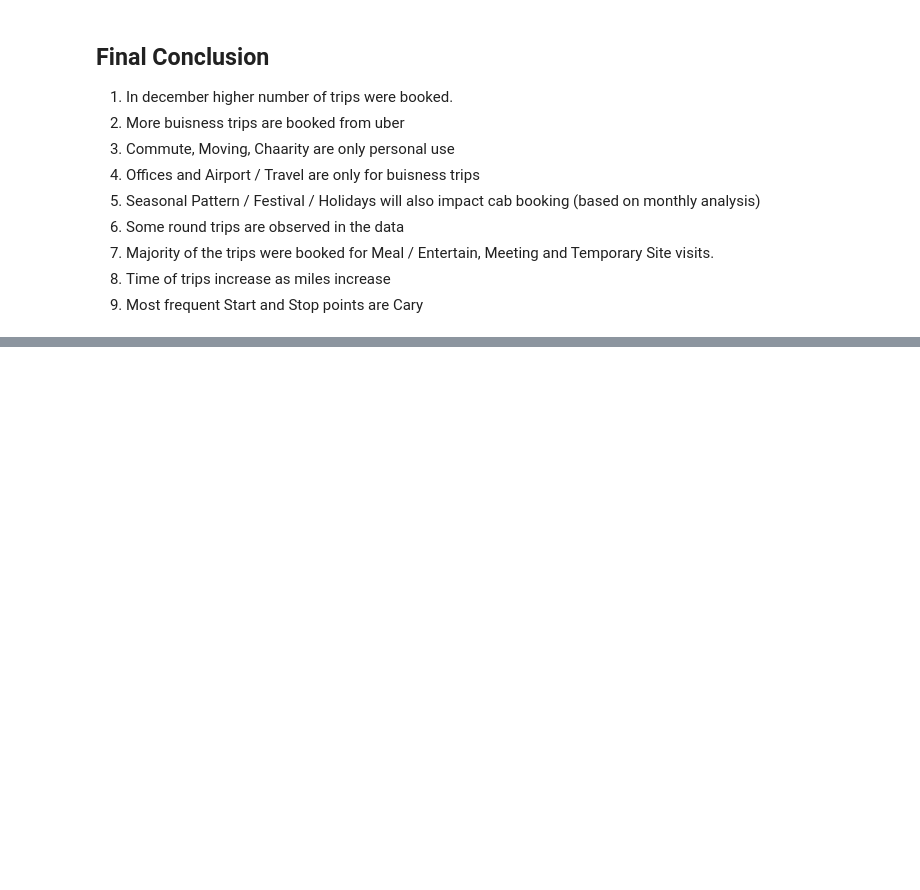
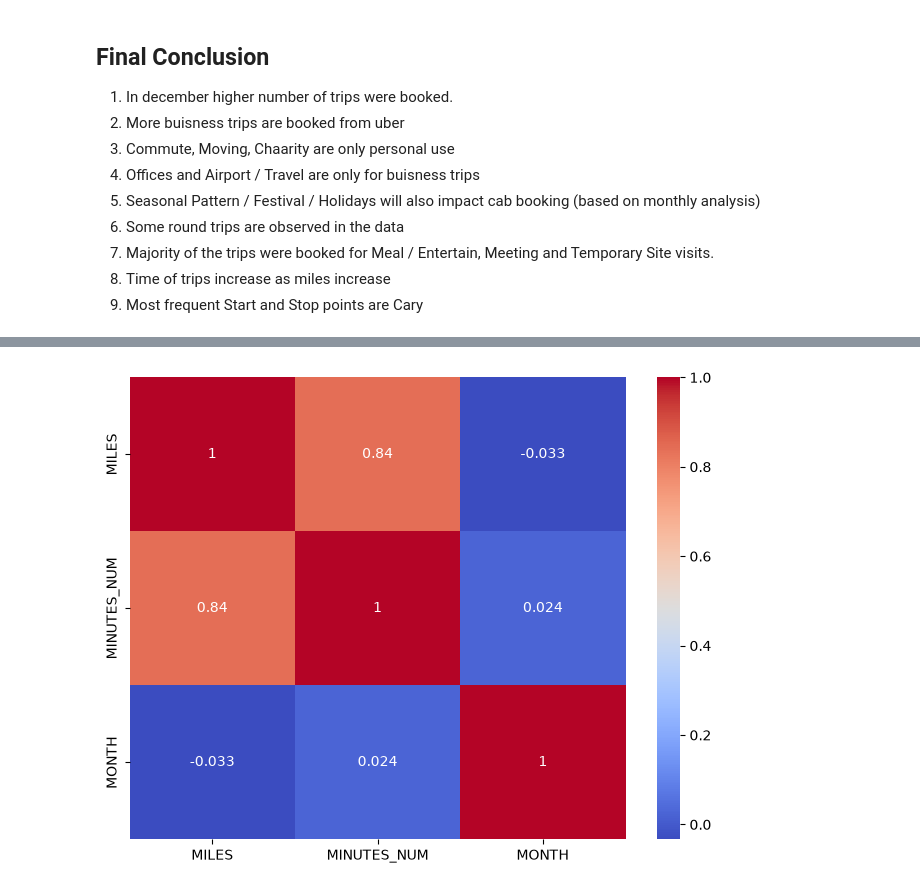
Before and after one commit to SKNOMERCY/Uber-Trip-Data-Analysis, a Jupyter notebook: notebook/Uber_Trip_Analytics.ipynb, the cells around one changed output, grey strips where cells are left out. Saved outputs shown, nothing was run; the diff lists cells and outputs as text; code cells hidden in the pictures; blank space fills up the shorter version.

```diff
--- a/notebook/ProjJup.ipynb
+++ b/notebook/Uber_Trip_Analytics.ipynb
@@ -457,0 +481,10 @@ plt.xticks(rotation = 45)
+# %%
+# Extracts the total seconds from the timedelta and divides by 60 to get standard float minutes
+df['MINUTES_NUM'] = df['MINUTES'].dt.total_seconds() / 60
+
+plt.figure(figsize=(8, 6))
+# We will use our new numeric column, plus MILES and MONTH
+sns.heatmap(df[['MILES', 'MINUTES_NUM', 'MONTH']].corr(), annot=True, cmap='coolwarm')
+plt.show()
+# %% [output]
+[figure, added]
```
Also changed, not shown: parts of 3 cells of this notebook, 6 other files.
